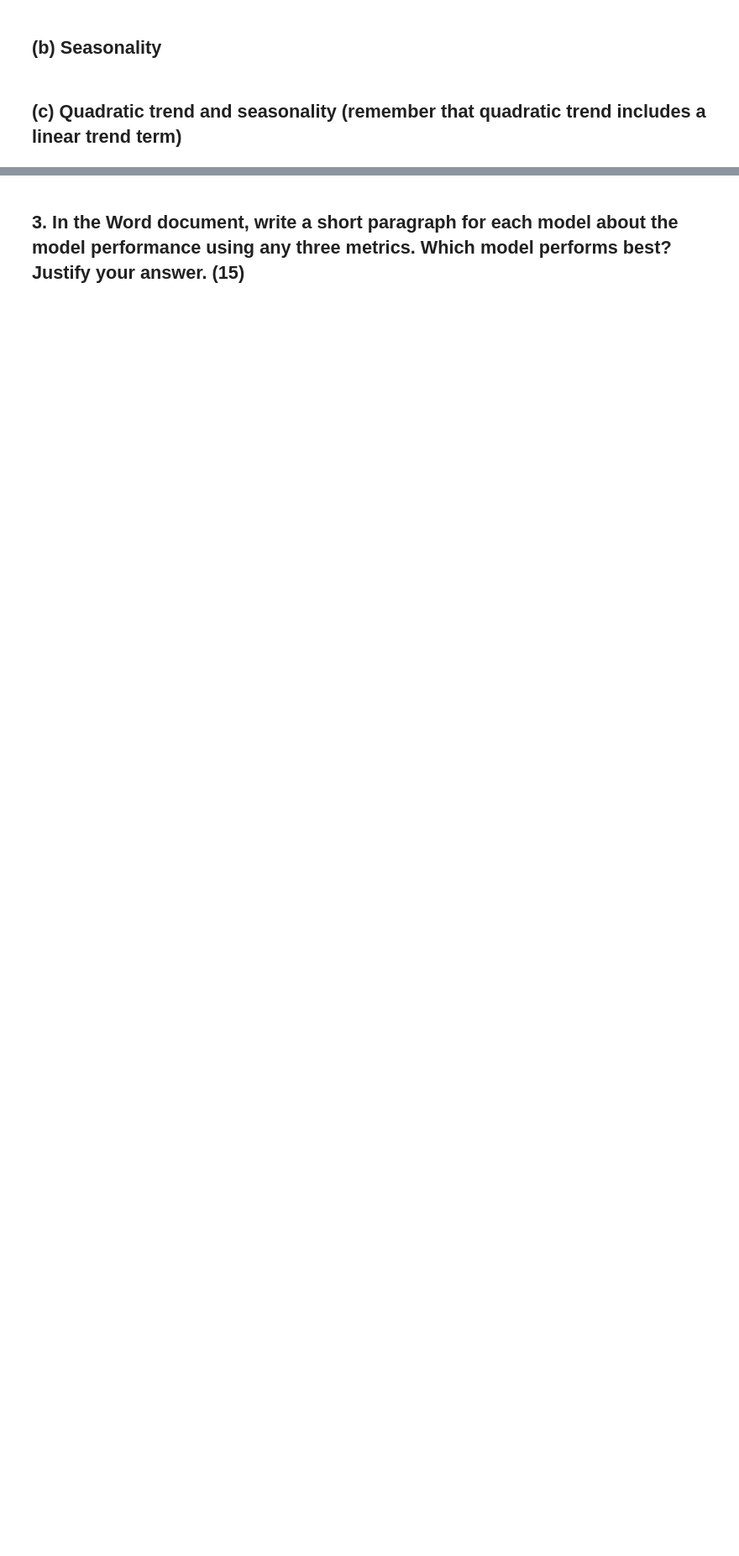
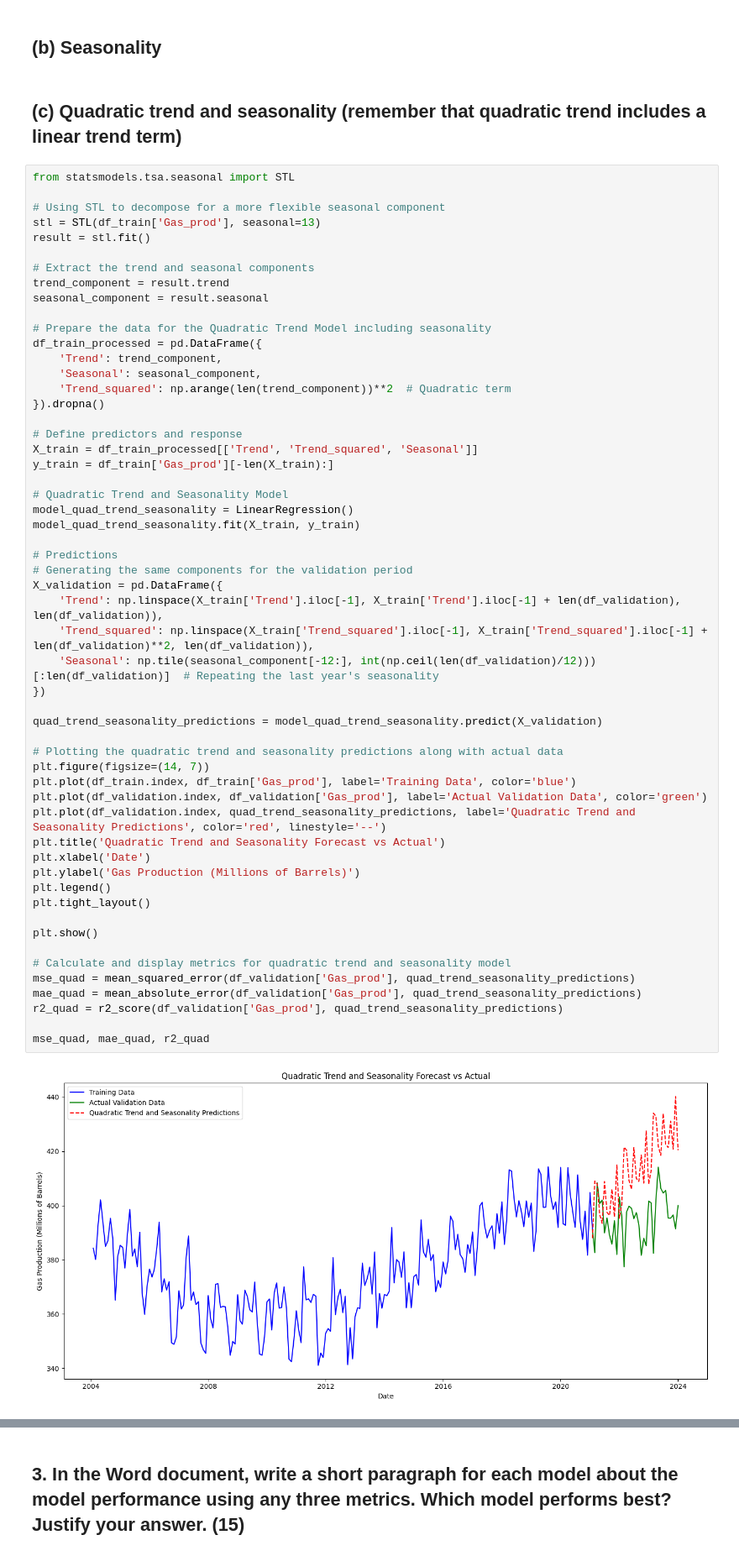
Before and after one commit to EviIius/6211_Advanced_BA, a Jupyter notebook: Assignment4_Series_Analysis/Time.ipynb, the cells around one changed output, grey strips where cells are left out. Shown at 84% size. Drawn from its saved outputs; the diff is of its cells as text; blank space fills up the shorter version.

```diff
--- a/Assignment4_Series_Analysis/Time.ipynb
+++ b/Assignment4_Series_Analysis/Time.ipynb
@@ -18,3 +129,60 @@
 ## (b)  Seasonality
 # %% [markdown]
 ## (c)  Quadratic trend and seasonality (remember that quadratic trend includes a linear trend term)
+# %%
+from statsmodels.tsa.seasonal import STL
+
+# Using STL to decompose for a more flexible seasonal component
+stl = STL(df_train['Gas_prod'], seasonal=13)
+result = stl.fit()
+
+# Extract the trend and seasonal components
+trend_component = result.trend
+seasonal_component = result.seasonal
+
+# Prepare the data for the Quadratic Trend Model including seasonality
+df_train_processed = pd.DataFrame({
+    'Trend': trend_component,
+    'Seasonal': seasonal_component,
+    'Trend_squared': np.arange(len(trend_component))**2  # Quadratic term
+}).dropna()
+
+# Define predictors and response
+X_train = df_train_processed[['Trend', 'Trend_squared', 'Seasonal']]
+y_train = df_train['Gas_prod'][-len(X_train):]
+
+# Quadratic Trend and Seasonality Model
+model_quad_trend_seasonality = LinearRegression()
+model_quad_trend_seasonality.fit(X_train, y_train)
+
+# Predictions
+# Generating the same components for the validation period
+X_validation = pd.DataFrame({
+    'Trend': np.linspace(X_train['Trend'].iloc[-1], X_train['Trend'].iloc[-1] + len(df_validation), len(df_validation)),
+    'Trend_squared': np.linspace(X_train['Trend_squared'].iloc[-1], X_train['Trend_squared'].iloc[-1] + len(df_validation)**2, len(df_validation)),
+    'Seasonal': np.tile(seasonal_component[-12:], int(np.ceil(len(df_validation)/12)))[:len(df_validation)]  # Repeating the last year's seasonality
+})
+
+quad_trend_seasonality_predictions = model_quad_trend_seasonality.predict(X_validation)
+
+# Plotting the quadratic trend and seasonality predictions along with actual data
+plt.figure(figsize=(14, 7))
+plt.plot(df_train.index, df_train['Gas_prod'], label='Training Data', color='blue')
+plt.plot(df_validation.index, df_validation['Gas_prod'], label='Actual Validation Data', color='green')
+plt.plot(df_validation.index, quad_trend_seasonality_predictions, label='Quadratic Trend and Seasonality Predictions', color='red', linestyle='--')
+plt.title('Quadratic Trend and Seasonality Forecast vs Actual')
+plt.xlabel('Date')
+plt.ylabel('Gas Production (Millions of Barrels)')
+plt.legend()
+plt.tight_layout()
+
+plt.show()
+
+# Calculate and display metrics for quadratic trend and seasonality model
+mse_quad = mean_squared_error(df_validation['Gas_prod'], quad_trend_seasonality_predictions)
+mae_quad = mean_absolute_error(df_validation['Gas_prod'], quad_trend_seasonality_predictions)
+r2_quad = r2_score(df_validation['Gas_prod'], quad_trend_seasonality_predictions)
+
+mse_quad, mae_quad, r2_quad
+# %% [output]
+[figure, added]
```
Also changed, not shown: parts of 6 cells of this notebook.
